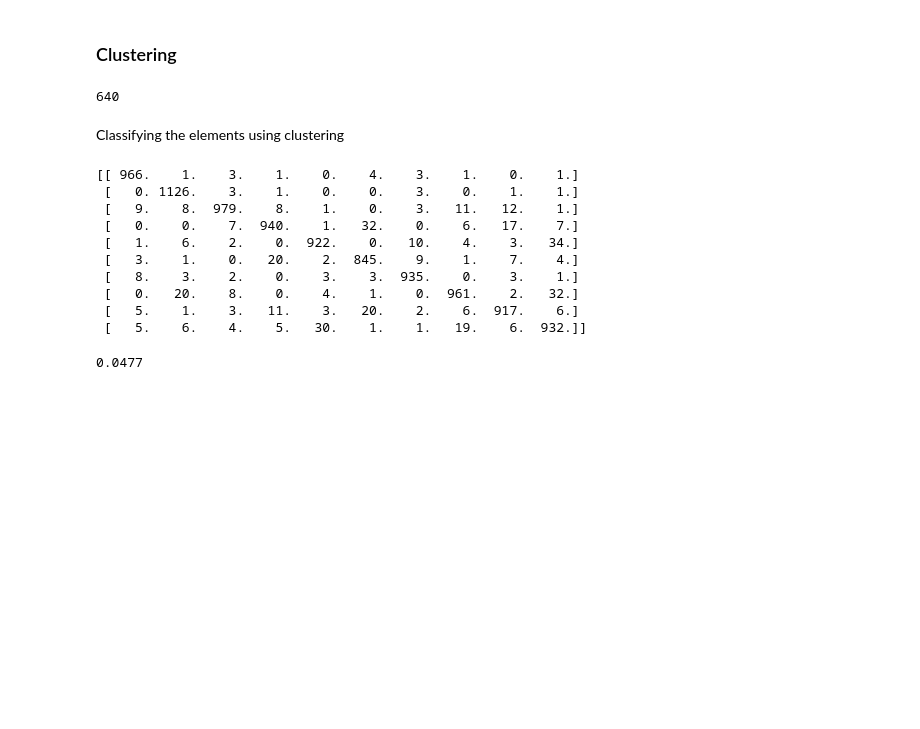
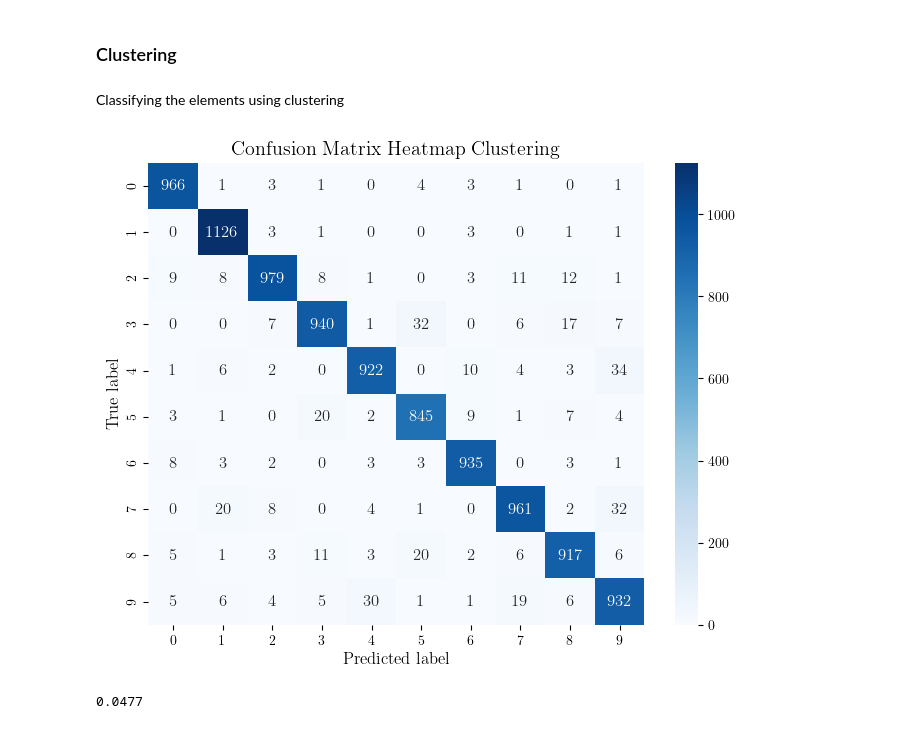
Before and after one commit to mokamv/Classification-Project, a Jupyter notebook: Task 2/numberclass.ipynb, the cells around one changed output. Cells and saved outputs as stored; diff of their text form; code cells hidden in the pictures; blank space fills up the shorter version.

```diff
--- a/Task 2/numberclass.ipynb
+++ b/Task 2/numberclass.ipynb
@@ -146,21 +139,19 @@ Predicted label is:  4
 # %%
 from sklearn.cluster import KMeans
 
-M = 64
-train_v = {}
-C = []
+M = 64 # Number of clusters per label
+train_v = {} # Dictionary to store the images of each label
+C = [] # List to store the cluster centers
 
-for i in np.unique(trainlab):
-    train_v[i] = trainv[trainlab == i]
+# Creates a dictionary with the unique labels as keys and the corresponding images as values
+for i in np.unique(trainlab): # For each unique label
+    train_v[i] = trainv[trainlab == i] # Store all images with the same label at the same index
 
-for i in train_v.keys():
-    kmeans = KMeans(n_clusters=M, random_state=42)
-    _ = kmeans.fit_predict(train_v[i]) #
-    C.extend(kmeans.cluster_centers_) #Extrancts cluster centers and ads them to C
-
-print(len(C))
+# KMeans clustering
+for i in train_v.keys(): # For each label
+    kmeans = KMeans(n_clusters=M, random_state=42) # Create 64 clusters
+    _ = kmeans.fit_predict(train_v[i]) # Fit the model
+    C.extend(kmeans.cluster_centers_) # Extranct cluster centers and ads them to C
-# %% [output]
-640
 # %% [markdown]
 Classifying the elements using clustering
 # %%
@@ -179,21 +170,19 @@ def nnclassifier_clustering():
     return predicted_labels
 
 predicted_labels_clustering = nnclassifier_clustering()
-# %%
-# Confusion Matrix
-
-confusion_matrix(predicted_labels_clustering)
-# %% [output]
-[[ 966.    1.    3.    1.    0.    4.    3.    1.    0.    1.]
- [   0. 1126.    3.    1.    0.    0.    3.    0.    1.    1.]
- [   9.    8.  979.    8.    1.    0.    3.   11.   12.    1.]
- [   0.    0.    7.  940.    1.   32.    0.    6.   17.    7.]
- [   1.    6.    2.    0.  922.    0.   10.    4.    3.   34.]
- [   3.    1.    0.   20.    2.  845.    9.    1.    7.    4.]
- [   8.    3.    2.    0.    3.    3.  935.    0.    3.    1.]
- [   0.   20.    8.    0.    4.    1.    0.  961.    2.   32.]
- [   5.    1.    3.   11.    3.   20.    2.    6.  917.    6.]
- [   5.    6.    4.    5.   30.    1.    1.   19.    6.  932.]]
+# %%
+confusion_matrix = confusion_matrix_func(predicted_labels_clustering)[0]
+
+# Plot heatmap
+plt.figure(figsize=(8, 6))
+sns.heatmap(confusion_matrix, annot=True, fmt="d", cmap="Blues", square=False, xticklabels=range(10), yticklabels=range(10))
+plt.xlabel("Predicted label")
+plt.ylabel("True label")
+plt.title("Confusion Matrix Heatmap Clustering")
+# plt.savefig("Figure/confusion_matrix_clustering.pdf", dpi=300, bbox_inches='tight')
+plt.show()
+# %% [output]
+[figure, added]
 # %%
 error_rate(predicted_labels_clustering, testlab)
 # %% [output]
```
Also changed, not shown: parts of 10 cells of this notebook, 22 other files.
